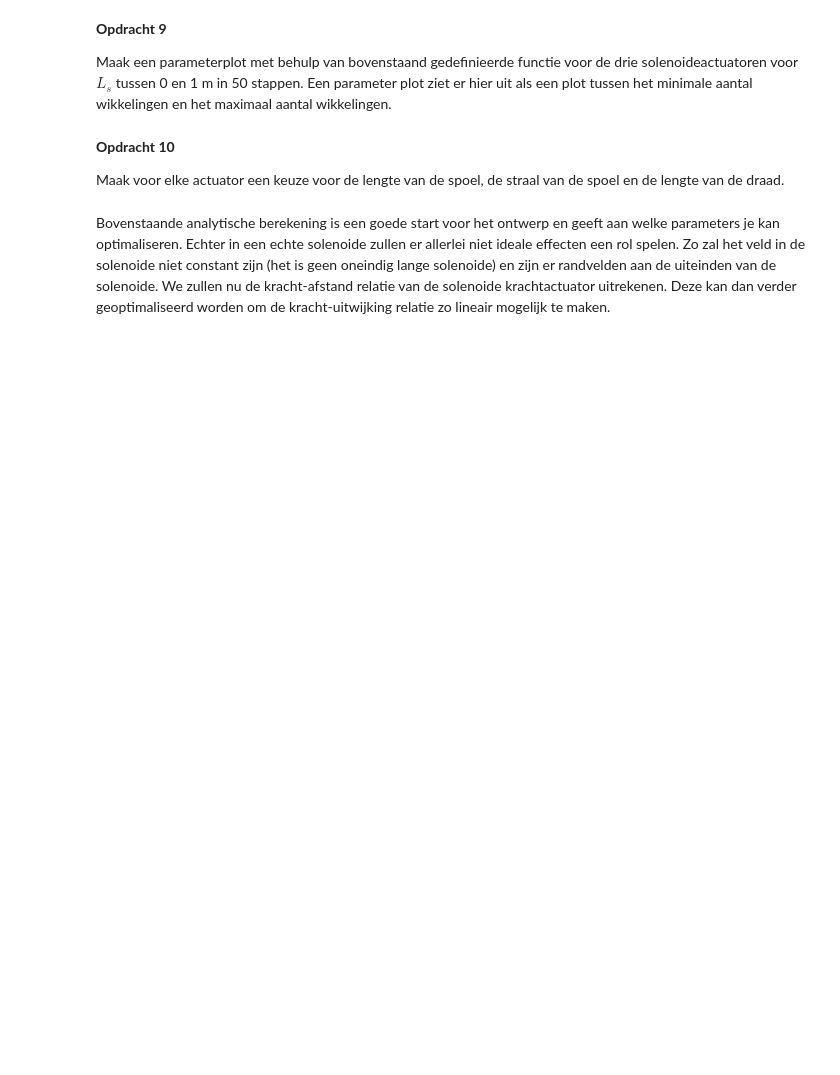
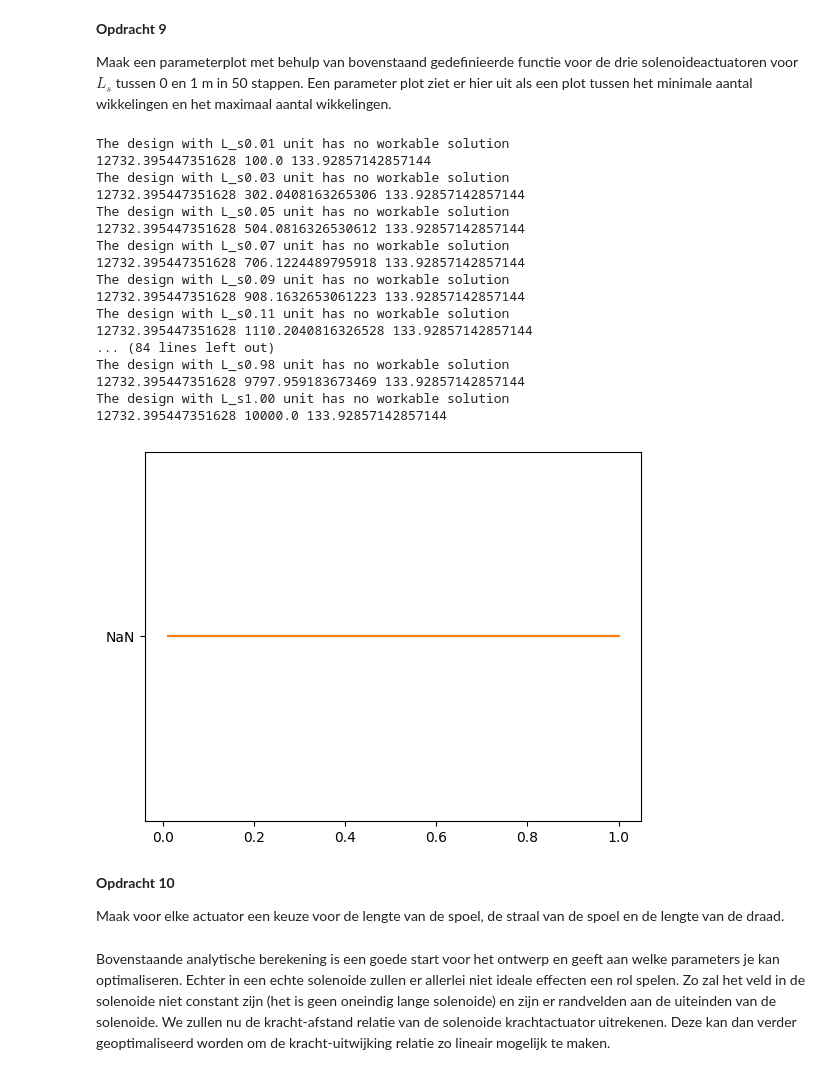
Before and after one commit to DavantePES/Def-D, a Jupyter notebook: DigitaleOntwerpopdrachten/2KrachtActuatorOpdracht/KrachtactuatorOpdracht.ipynb, the cells around one changed output. Cells and saved outputs as stored; diff of their text form; code cells hidden in the pictures; blank space fills up the shorter version.

```diff
--- a/DigitaleOntwerpopdrachten/2KrachtActuatorOpdracht/KrachtactuatorOpdracht.ipynb
+++ b/DigitaleOntwerpopdrachten/2KrachtActuatorOpdracht/KrachtactuatorOpdracht.ipynb
@@ -285,9 +312,61 @@ plt.ylabel("y")
 
 Maak een parameterplot met behulp van bovenstaand gedefinieerde functie voor de drie solenoideactuatoren voor $L_s$ tussen 0 en 1 m in 50 stappen. Een parameter plot ziet er hier uit als een plot tussen het minimale aantal wikkelingen en het maximaal aantal wikkelingen.
 # %%
-###
-###Jouw code hier###
-###
+# waarden ziekenhuisbed
+F_bed = 750        # N
+r_s_bed = 0.19     # m
+r_d_bed = 0.2e-3 / 2 # m
+I_bed = 2          # A
+V_bed = 20         # V
+
+# waarden landingsgestel
+F_plane = 75000       # N
+r_s_plane = 1.7       # m
+r_d_plane = 1.5e-3/2  # m
+I_plane = 180         # A
+V_plane = 12          # V
+
+# waarden deur
+F_deur = 40           # N
+r_s_deur = 0.01       # m
+r_d_deur = 0.1e-3/2   # m
+I_deur = 0.5          # A
+V_deur = 9            # V
+
+
+Ls_values = np.linspace(0.01, 1, 50)  # m
+
+
+# Deur
+N_min_deur = []
+N_max_deur = []
+for L_s in Ls_values:
+    N_min, N_max = aantal_wikkelingen(F_deur, L_s, r_s_deur, r_d_deur, I_deur, L_max_deur)
+    N_min_deur.append(N_min)
+    N_max_deur.append(N_max)
+plt.fill_between(Ls_values, N_min_deur, N_max_deur, label="Deur")
+plt.plot(Ls_values, N_min_deur)
+plt.plot(Ls_values, N_max_deur)
+plt.show()
+# %% [output]
+The design with L_s0.01 unit has no workable solution
+12732.395447351628 100.0 133.92857142857144
+The design with L_s0.03 unit has no workable solution
+12732.395447351628 302.0408163265306 133.92857142857144
+The design with L_s0.05 unit has no workable solution
+12732.395447351628 504.0816326530612 133.92857142857144
+The design with L_s0.07 unit has no workable solution
+12732.395447351628 706.1224489795918 133.92857142857144
+The design with L_s0.09 unit has no workable solution
+12732.395447351628 908.1632653061223 133.92857142857144
+The design with L_s0.11 unit has no workable solution
+12732.395447351628 1110.2040816326528 133.92857142857144
+... (84 lines left out)
+The design with L_s0.98 unit has no workable solution
+12732.395447351628 9797.959183673469 133.92857142857144
+The design with L_s1.00 unit has no workable solution
+12732.395447351628 10000.0 133.92857142857144
+[figure, added]
 # %% [markdown]
 **Opdracht 10**
 
```
Also changed, not shown: parts of 11 cells of this notebook.
